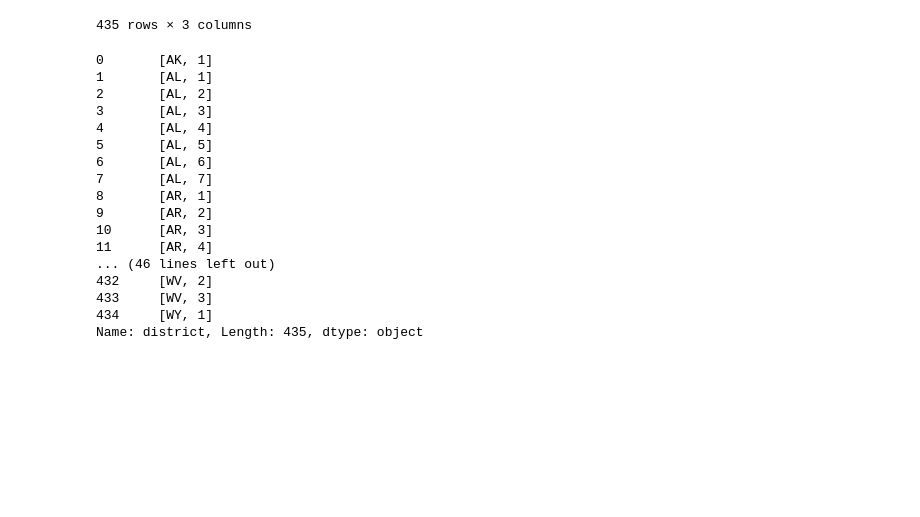
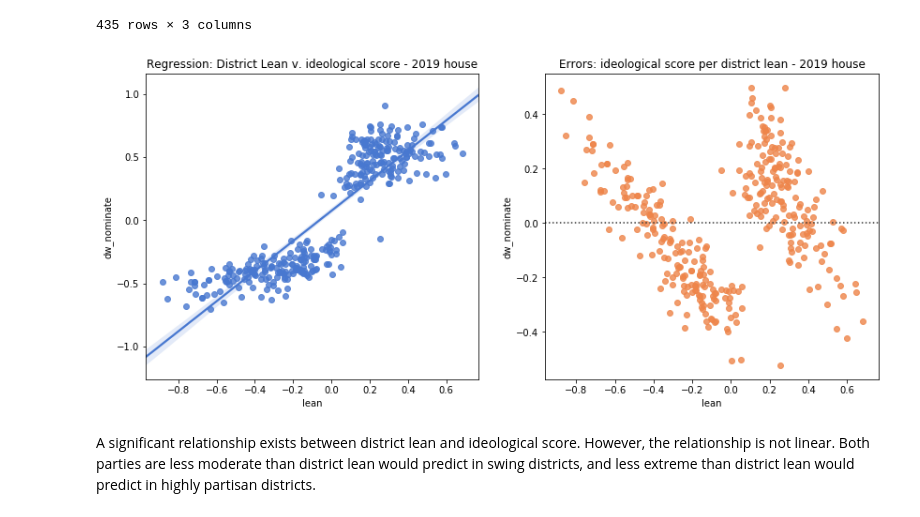
Before and after one commit to Nhorning/Congressional_Survival, a Jupyter notebook: Exploratory Data Analysis.ipynb, the cells around one changed output. Drawn from its saved outputs; the diff is of its cells as text; code cells hidden in the pictures; blank space fills up the shorter version.

Commit message:
added regression and residual plots

```diff
--- a/Exploratory Data Analysis.ipynb
+++ b/Exploratory Data Analysis.ipynb
@@ -560,12 +560,13 @@ FrozenList(['party', 'state', 'dw_nominate', 'member_id', 'name'])
 #create a df (set? dictionary?) of senators with their first start and last end date.
 #initialize dictionary
 def all_members(chamber):
+    'get all members for a range of years'
 
     #initialize a dictionary
     membersdict = {}
 
     #for 20 years of dates
-    for date in range(2019,1998, -1):
+    for date in range(int(datetime.now().year),1998, -1):
 
         print('\nReqesting', date, chamber, end='')
 
@@ -631,17 +632,26 @@ def load_members(chamber, force=False):
     chamber = chamber.lower()
     path = 'Data/Cache/memberinfo_{}.csv'.format(chamber)
     try:
-        memberdf = pd.read_csv(path)
+        df = pd.read_csv(path)
 
         assert force == False, 'force'
     except (FileNotFoundError, AssertionError, KeyError) as e:
         print(e, 'importing from API')
-        memberdf = all_members(chamber)
+        df = all_members(chamber)
+
+
+
         #save data frames as csv in data/csv directory
         print('saving as {}'.format(path))
-        memberdf.to_csv(path)
+        df.to_csv(path)
 
-    return memberdf
+    #resolve years in office
+    df.loc[:,'start_date'] = pd.to_datetime(df.loc[:,'start_date'])
+    df.loc[:,'end_date'] = pd.to_datetime(df.loc[:,'end_date'])
+    df['years_in_office'] = (df.loc[:,'end_date'] - df.loc[:,'start_date'])
+    df.years_in_office = df.years_in_office.apply(lambda x: x.days / 365)
+
+    return df
 
 df = load_members('House', force=False)
 df
@@ -753,22 +765,30 @@ distlean
 | 434 | WY-1 | R+48.35 | 0.4835 |
 435 rows × 3 columns
 # %%
-distlean.district.apply(lambda x: x.split('-'))
+distlean['state'] = distlean['district'].apply(lambda x: x.split('-')[0])
+distlean['district'] = distlean['district'].apply(lambda x: int(x.split('-')[1]))
-# %% [output]
-0       [AK, 1]
-1       [AL, 1]
-2       [AL, 2]
-3       [AL, 3]
-4       [AL, 4]
-5       [AL, 5]
-6       [AL, 6]
-7       [AL, 7]
-8       [AR, 1]
-9       [AR, 2]
-10      [AR, 3]
-11      [AR, 4]
-... (46 lines left out)
-432     [WV, 2]
-433     [WV, 3]
-434     [WY, 1]
-Name: district, Length: 435, dtype: object
+# %%
+current = [x.year > datetime.now().year for x in df.end_date]
+ded2018 = [x.year == 2019 for x in df.end_date]
+# %%
+data = pd.merge(df.loc[current], distlean, on=['state','district'], how='left')
+deddata = pd.merge(df.loc[ded2018], distlean, on = ['state','district'], how='left')
+# %%
+#relationship between district lean and dw_nominate
+f, (ax1, ax2) = plt.subplots(1,2, figsize=(14,6))
+#scatter_kws=dict()
+#print(scatter_kws)
+sns.regplot('lean','dw_nominate', data=data, ax=ax1)
+#sns.regplot('lean','dw_nominate', data=deddata, ax=ax1, fit_reg=False, marker='x')
+
+sns.residplot('lean', 'dw_nominate',  data=data, ax=ax2,)
+#sns.residplot('lean', 'dw_nominate',  data=deddata, ax=ax2, scatter_kws=dict(marker='x'))
+
+ax1.set_title('Regression: District Lean v. ideological score - 2019 house')
+ax2.set_title('Errors: ideological score per district lean - 2019 house')
+
+plt.show()
+# %% [output]
+[figure, added]
+# %% [markdown]
+A significant relationship exists between district lean and ideological score. However, the relationship is not linear. Both parties are less moderate than district lean would predict in swing districts, and less extreme than district lean would predict in highly partisan districts.
```
Also changed, not shown: parts of 5 cells of this notebook.
